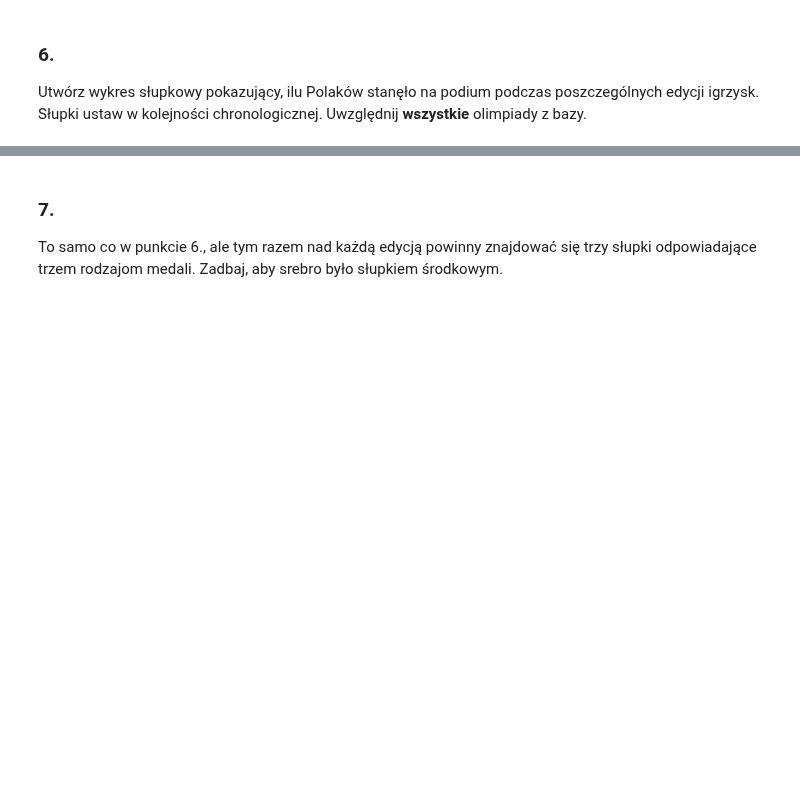
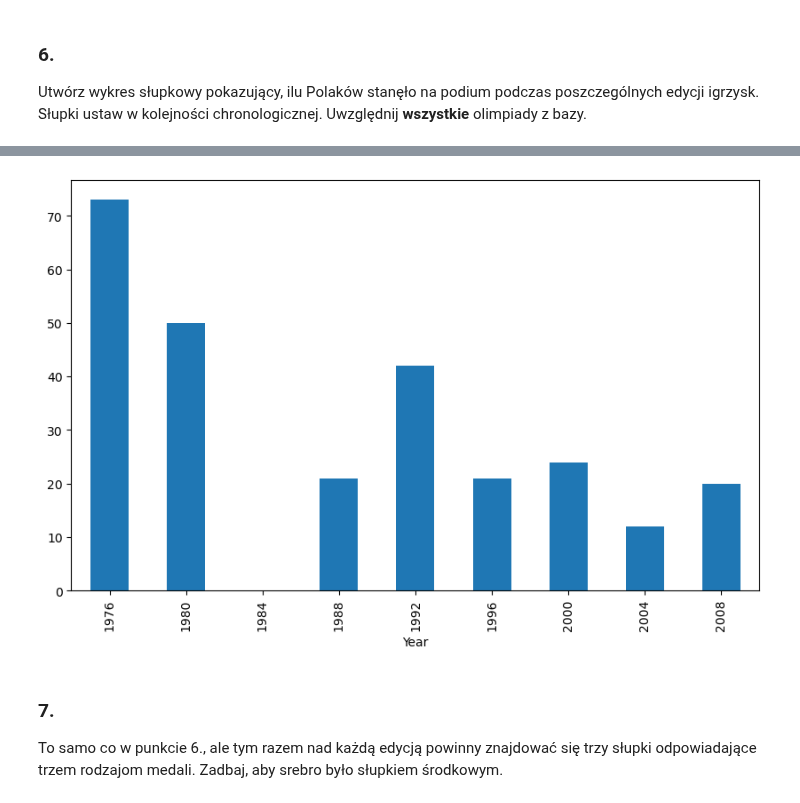
Before and after one commit to tomasz450/analiza-danych-2025-03-24, a Jupyter notebook: Case Study - Igrzyska Olimpijskie/zadania/summer_assignment_II.ipynb, the cells around one changed output, grey strips where cells are left out. Saved outputs shown, nothing was run; the diff lists cells and outputs as text; code cells hidden in the pictures; blank space fills up the shorter version.

```diff
--- a/Case Study - Igrzyska Olimpijskie/zadania/summer_assignment_II.ipynb
+++ b/Case Study - Igrzyska Olimpijskie/zadania/summer_assignment_II.ipynb
@@ -5,3 +5,7 @@
 
 
 Wczytaj tabelę z dokonaniami medalowymi 'summer_1976_2008.pkl'.Wczytaj tabelę z dokonaniami medalowymi 'summer_1976_2008.pkl'.# Letnie igrzyska olimpijskie II
+# %%
+import pandas as pd
+olimp = pd.read_pickle("summer_1976_2008.pkl")
+olimp.head(5)
@@ -26,3 +210,6 @@ Wyświetl wszystkich sportowców, którzy zdobyli medale w dwóch różnych kate
 ### 6.
 
 Utwórz wykres słupkowy pokazujący, ilu Polaków stanęło na podium podczas poszczególnych edycji igrzysk. Słupki ustaw w kolejności chronologicznej. Uwzględnij **wszystkie** olimpiady z bazy.
+# %%
+POL = olimp[olimp.Country == 'Poland']
+POL
@@ -28,0 +230,3 @@ Utwórz wykres słupkowy pokazujący, ilu Polaków stanęło na podium podczas p
+# %%
+POL = POL.Year.value_counts()
+POL
@@ -29,3 +244,9 @@ Utwórz wykres słupkowy pokazujący, ilu Polaków stanęło na podium podczas p
+# %%
+POL[1984] = 0
+# %%
+POL.sort_index().plot(kind='bar',figsize=(10,6));
+# %% [output]
+[figure, added]
 # %% [markdown]
 ### 7.
 
```
Also changed, not shown: parts of 35 cells of this notebook, 1 other file.
